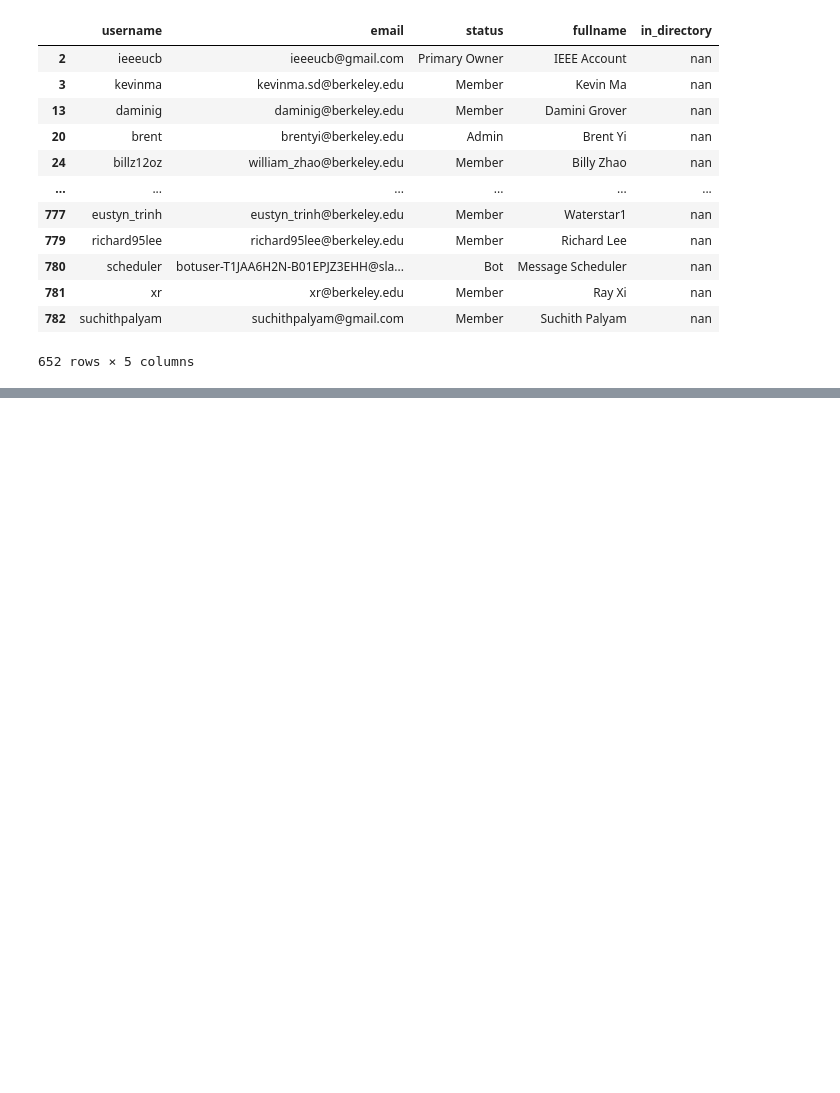
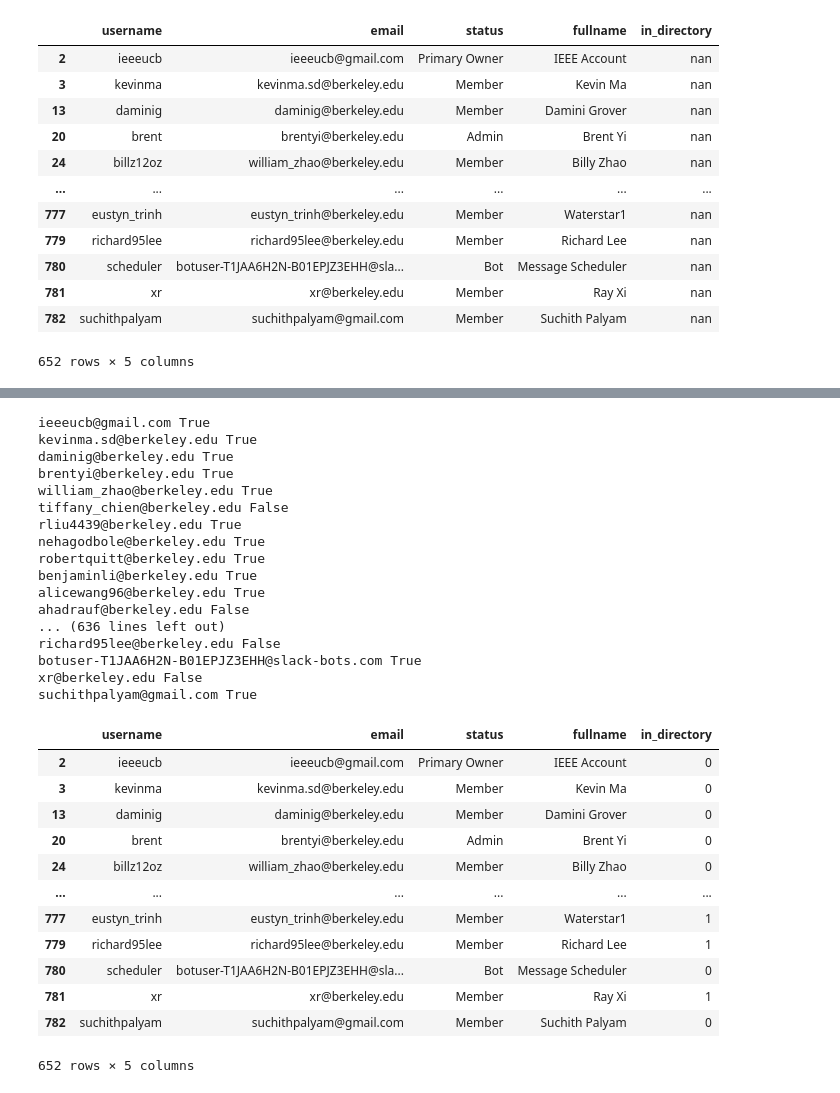
Before and after one commit to edwinlim0919/IEEE_Web_Scraper_Notebook, a Jupyter notebook: Member_Activity_Webscraper.ipynb, the cells around one changed output, grey strips where cells are left out. Saved outputs shown, nothing was run; the diff lists cells and outputs as text; code cells hidden in the pictures; blank space fills up the shorter version.

```diff
--- a/Member_Activity_Webscraper.ipynb
+++ b/Member_Activity_Webscraper.ipynb
@@ -107,16 +70,0 @@ No matches to your search. Please try again.
-# %%
-# scraping @berkeley.edu emails from the cal directory, stalling between requests to avoid 403 forbidden
-base_URL = "https://www.berkeley.edu/directory/results"
-headers = {"User-Agent": "Mozilla/5.0 (Windows NT 10.0; Win64; x64) AppleWebKit/537.36 (KHTML, like Gecko) Chrome/70.0.3538.77 Safari/537.36"}
-directory = requests.get(base_URL)
-
-for i in range(len(member_activity)):
-    member = member_activity.iloc[i]
-    query = '?search-term=' + member['email'].replace('@', '%40')
-    full_query = base_URL + query
-    search_results = ''
-    page = requests.get(full_query, headers=headers)
-    soup = BeautifulSoup(page.content, 'html.parser')
-    time.sleep(5)
-
-    print(full_query)
@@ -127,0 +107,59 @@ KeyboardInterrupt:
+# %%
+# scraping @berkeley.edu emails from the cal directory, stalling between requests to avoid 403 forbidden
+headers = {"User-Agent": "Mozilla/5.0 (Windows NT 10.0; Win64; x64) AppleWebKit/537.36 (KHTML, like Gecko) Chrome/70.0.3538.77 Safari/537.36"}
+does_not_exist = 'No matches to your search. Please try again.'
+base_URL = "https://www.berkeley.edu/directory/results"
+directory = requests.get(base_URL)
+indices = member_activity.index
+
+for i in range(len(member_activity)):
+    member = member_activity.iloc[i]
+    query = '?search-term=' + member['email'].replace('@', '%40')
+    full_query = base_URL + query
+    page = requests.get(full_query, headers=headers)
+    soup = BeautifulSoup(page.content, 'html.parser')
+    search_results = soup.find_all('section', {'class': 'search-results'})
+
+    for result in search_results:
+        if does_not_exist in result.text:
+            member_activity.at[indices[i], 'in_directory'] = 0
+            # member_activity['in_directory', indices[i]] = 0
+        else:
+            member_activity.at[indices[i], 'in_directory'] = 1
+            # member_activity['in_directory', indices[i]] = 1
+
+    print(str(member['email']) + " " + str(does_not_exist in result.text))
+    time.sleep(5)
+
+member_activity
+# %% [output]
+ieeeucb@gmail.com True
+kevinma.sd@berkeley.edu True
+daminig@berkeley.edu True
+brentyi@berkeley.edu True
+william_zhao@berkeley.edu True
+tiffany_chien@berkeley.edu False
+rliu4439@berkeley.edu True
+nehagodbole@berkeley.edu True
+robertquitt@berkeley.edu True
+benjaminli@berkeley.edu True
+alicewang96@berkeley.edu True
+ahadrauf@berkeley.edu False
+... (636 lines left out)
+richard95lee@berkeley.edu False
+botuser-T1JAA6H2N-B01EPJZ3EHH@slack-bots.com True
+xr@berkeley.edu False
+suchithpalyam@gmail.com True
+|  | username | email | status | fullname | in_directory |
+| 2 | ieeeucb | ieeeucb@gmail.com | Primary Owner | IEEE Account | 0 |
+| 3 | kevinma | kevinma.sd@berkeley.edu | Member | Kevin Ma | 0 |
+| 13 | daminig | daminig@berkeley.edu | Member | Damini Grover | 0 |
+| 20 | brent | brentyi@berkeley.edu | Admin | Brent Yi | 0 |
+| 24 | billz12oz | william_zhao@berkeley.edu | Member | Billy Zhao | 0 |
+| ... | ... | ... | ... | ... | ... |
+| 777 | eustyn_trinh | eustyn_trinh@berkeley.edu | Member | Waterstar1 | 1 |
+| 779 | richard95lee | richard95lee@berkeley.edu | Member | Richard Lee | 1 |
+| 780 | scheduler | botuser-T1JAA6H2N-B01EPJZ3EHH@sla... | Bot | Message Scheduler | 0 |
+| 781 | xr | xr@berkeley.edu | Member | Ray Xi | 1 |
+| 782 | suchithpalyam | suchithpalyam@gmail.com | Member | Suchith Palyam | 0 |
+652 rows × 5 columns
```
Also changed, not shown: parts of 6 cells of this notebook.
